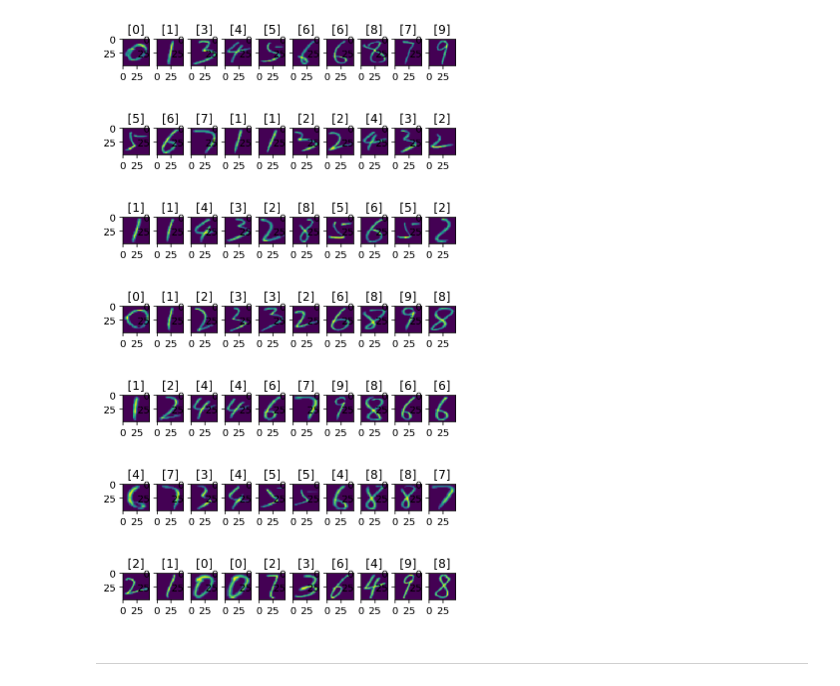
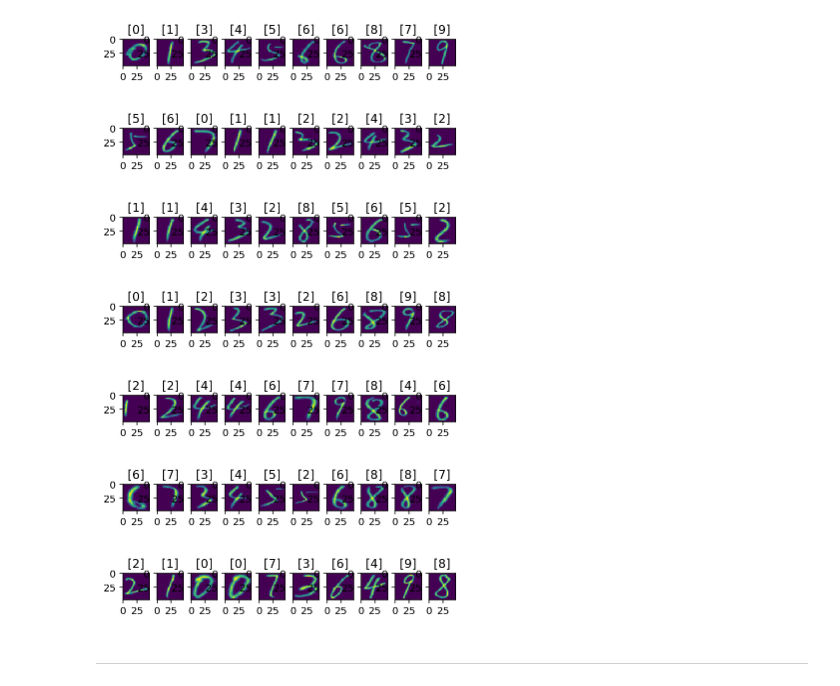
Before and after one commit to lianxiaolei/num-recognition-http, a Jupyter notebook: notebook/answer_card_studentnum.ipynb, the cells around one changed output. Cells and saved outputs as stored; diff of their text form; code cells hidden in the pictures.

```diff
--- a/notebook/answer_card_studentnum.ipynb
+++ b/notebook/answer_card_studentnum.ipynb
@@ -63,14 +63,14 @@ class CNN(object):
         l1 = tf.nn.max_pool(l1a, ksize=[1, 2, 2, 1],  # l1 shape=(?, 24, 24, 32)
                             strides=[1, 2, 2, 1], padding='SAME')
         # dropout:每个神经元有p_keep_conv的概率以1/p_keep_conv的比例进行归一化,有(1-p_keep_conv)的概率置为0
-        l1 = tf.nn.dropout(l1, p_keep_conv)
+#         l1 = tf.nn.dropout(l1, p_keep_conv)
 
         # 第二个卷积层
         l2a = tf.nn.relu(tf.nn.conv2d(l1, self.w2,  # l2a shape=(?, 24, 24, 64)
                                       strides=[1, 1, 1, 1], padding='SAME'))
         l2 = tf.nn.max_pool(l2a, ksize=[1, 2, 2, 1],  # l2 shape=(?, 12, 12, 64)
                             strides=[1, 2, 2, 1], padding='SAME')
-        l2 = tf.nn.dropout(l2, p_keep_conv)
+#         l2 = tf.nn.dropout(l2, p_keep_conv)
 
         # 第三个卷积层
         l3a = tf.nn.relu(tf.nn.conv2d(l2, self.w3,  # l3a shape=(?, 12, 12, 148)
@@ -200,5 +200,6 @@ class CNN(object):
 # %%
 cnn = CNN()
 # %%
-cnn.load_session('../model/New_CNN_Model.ckpt')
+# cnn.load_session('../model/New_CNN_Model.ckpt')
+cnn.load_session('../model_new/New_CNN_Model.ckpt')
 # %% [output]
@@ -313,28 +310,30 @@ def preprocessing(img):
 # %%
 for j in range(0, 7):
 
     for i in range(1, 11):
         img = cv2.imread('testimg/%s/%s.jpg' % (j, i), cv2.IMREAD_GRAYSCALE)
-        img = (255 - img) / 255.0
+#         img = (255 - img) / 255.0
+        img = (img - np.min(img)) / (np.max(img) - np.min(img))
+        img = 1 - img
         img[img < 0.16] = 0.0
 
         img = cv2.resize(img, (48, 48))
 
         sub_img = preprocessing(img)
 
 #             cv2.imwrite(fname, sub_img * 255)
 
         plt.subplot(7, 10, i + j * 10)
         plt.imshow(sub_img)
         plt.title(cnn.predict_new(sub_img))
     plt.show()
 # %% [output]
 [figure]
-[figure, old version]
+[figure, new version]
-[figure, old version]
+[figure, new version]
-[figure, old version]
+[figure, new version]
-[figure, old version]
+[figure, new version]
-[figure, old version]
+[figure, new version]
 [figure]
 # %% [markdown]
 ---
```
Also changed, not shown: parts of 5 cells of this notebook, 14 other files.
